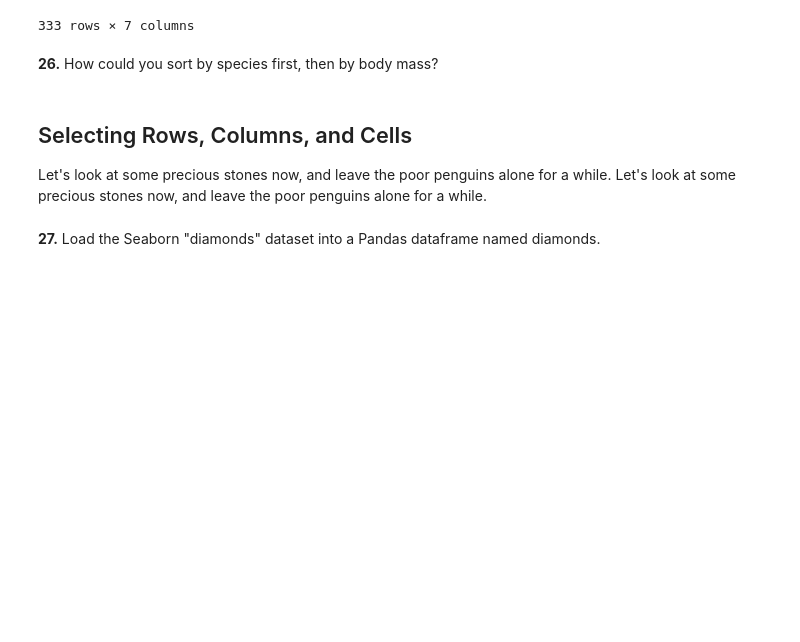
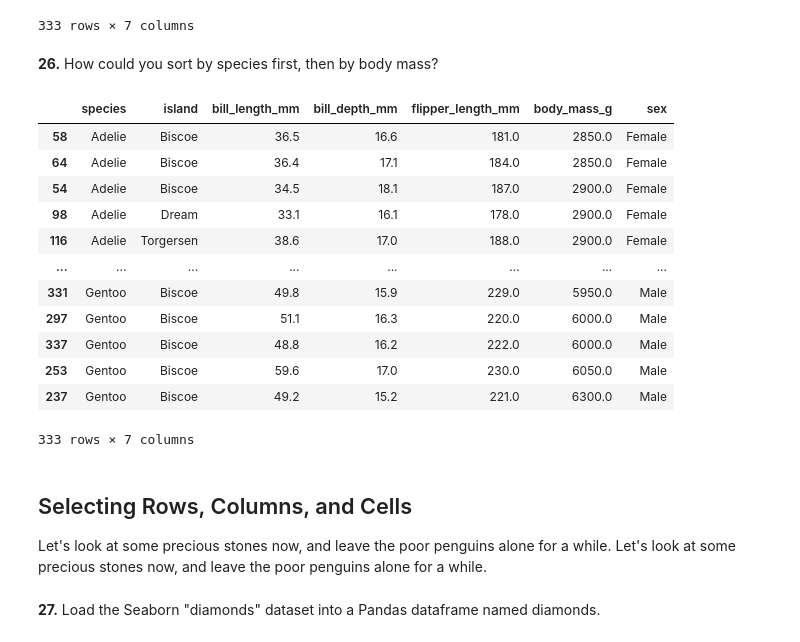
Before and after one commit to NafisNaufal/Pandas-Excersice, a Jupyter notebook: booksource/exercises/PandasExercises.ipynb, the cells around one changed output. Drawn from its saved outputs; the diff is of its cells as text; code cells hidden in the pictures; blank space fills up the shorter version.

```diff
--- a/booksource/exercises/PandasExercises.ipynb
+++ b/booksource/exercises/PandasExercises.ipynb
@@ -240,6 +238,22 @@ df_penguins_full.sort_values('bill_length_mm', ascending=False)
 333 rows × 7 columns
 # %% [markdown]
 **26.** How could you sort by species first, then by body mass?
+# %%
+df_penguins_full.sort_values(['species', 'body_mass_g'])
+# %% [output]
+|  | species | island | bill_length_mm | bill_depth_mm | flipper_length_mm | body_mass_g | sex |
+| 58 | Adelie | Biscoe | 36.5 | 16.6 | 181.0 | 2850.0 | Female |
+| 64 | Adelie | Biscoe | 36.4 | 17.1 | 184.0 | 2850.0 | Female |
+| 54 | Adelie | Biscoe | 34.5 | 18.1 | 187.0 | 2900.0 | Female |
+| 98 | Adelie | Dream | 33.1 | 16.1 | 178.0 | 2900.0 | Female |
+| 116 | Adelie | Torgersen | 38.6 | 17.0 | 188.0 | 2900.0 | Female |
+| ... | ... | ... | ... | ... | ... | ... | ... |
+| 331 | Gentoo | Biscoe | 49.8 | 15.9 | 229.0 | 5950.0 | Male |
+| 297 | Gentoo | Biscoe | 51.1 | 16.3 | 220.0 | 6000.0 | Male |
+| 337 | Gentoo | Biscoe | 48.8 | 16.2 | 222.0 | 6000.0 | Male |
+| 253 | Gentoo | Biscoe | 59.6 | 17.0 | 230.0 | 6050.0 | Male |
+| 237 | Gentoo | Biscoe | 49.2 | 15.2 | 221.0 | 6300.0 | Male |
+333 rows × 7 columns
 # %% [markdown]
 ## Selecting Rows, Columns, and Cells
 
```
Also changed, not shown: parts of 22 cells of this notebook.
